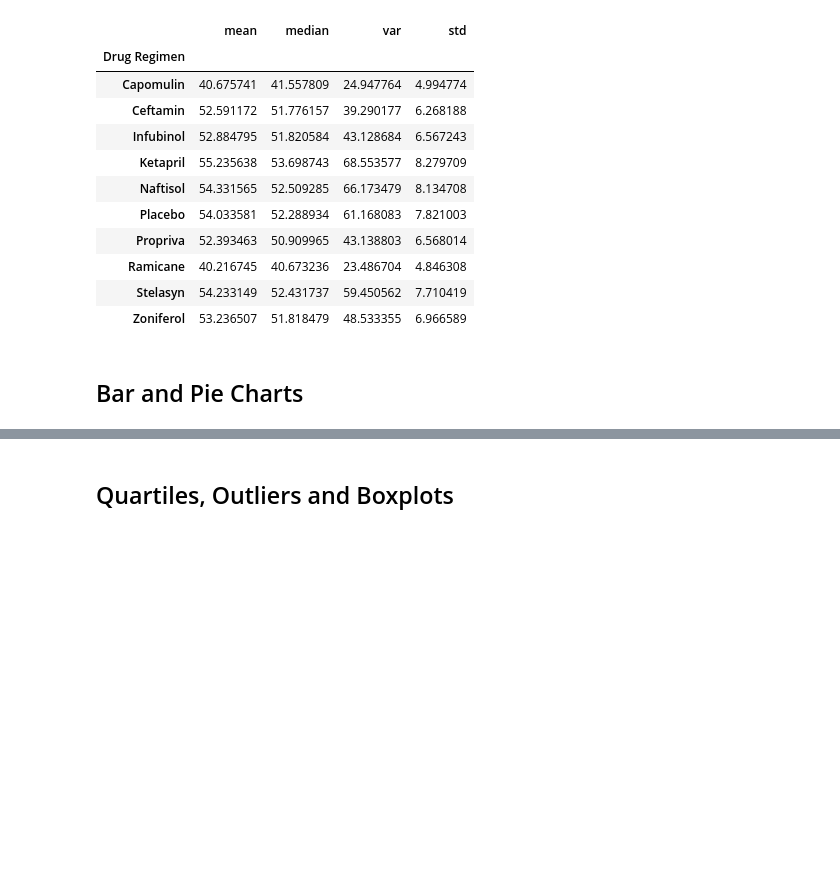
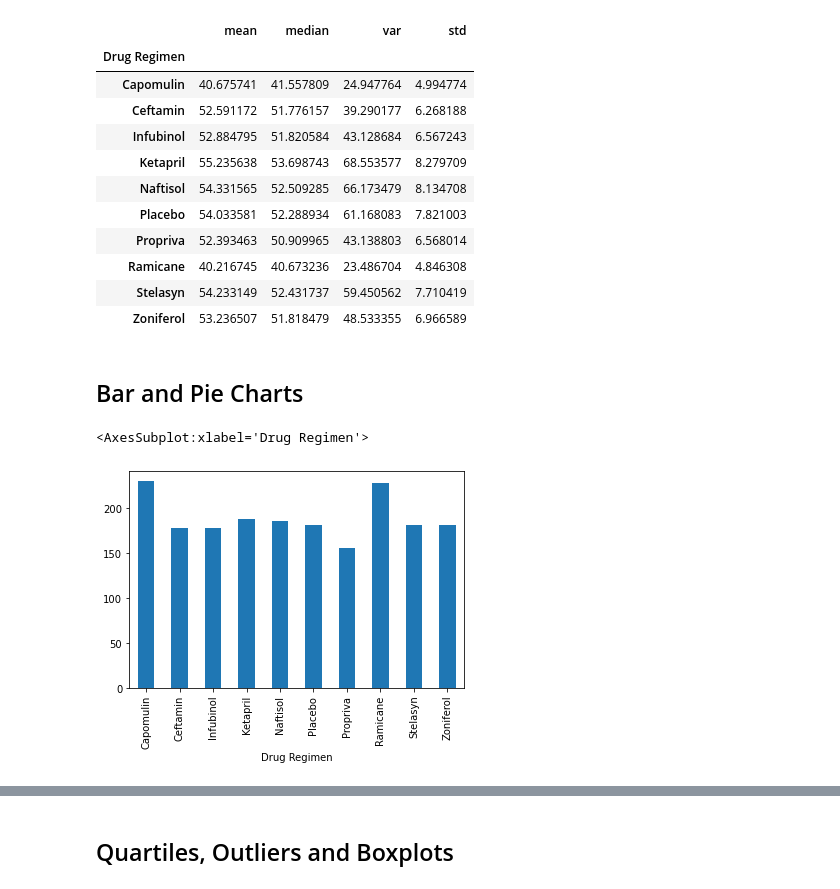
Before and after one commit to pkorat/matplotlib-challenge, a Jupyter notebook: pymaceuticals_starter.ipynb, the cells around one changed output, grey strips where cells are left out. Saved outputs shown, nothing was run; the diff lists cells and outputs as text; code cells hidden in the pictures; blank space fills up the shorter version.

Commit message:
finished with bar and pie charts

```diff
--- a/pymaceuticals_starter.ipynb
+++ b/pymaceuticals_starter.ipynb
@@ -131,5 +131,10 @@ agg_tv_cdata
 ## Bar and Pie Charts
 # %%
 # Generate a bar plot showing the total number of timepoints for all mice tested for each drug regimen using Pandas.
+count_tp_cdata = clean_data.groupby(['Drug Regimen'])['Timepoint'].count()
+count_tp_cdata.plot.bar(x='Drug Regimen', y='Timepoint')
+# %% [output]
+<AxesSubplot:xlabel='Drug Regimen'>
+[figure, added]
 # %%
 # Generate a bar plot showing the total number of timepoints for all mice tested for each drug regimen using pyplot.
```
Also changed, not shown: parts of 3 cells of this notebook.
